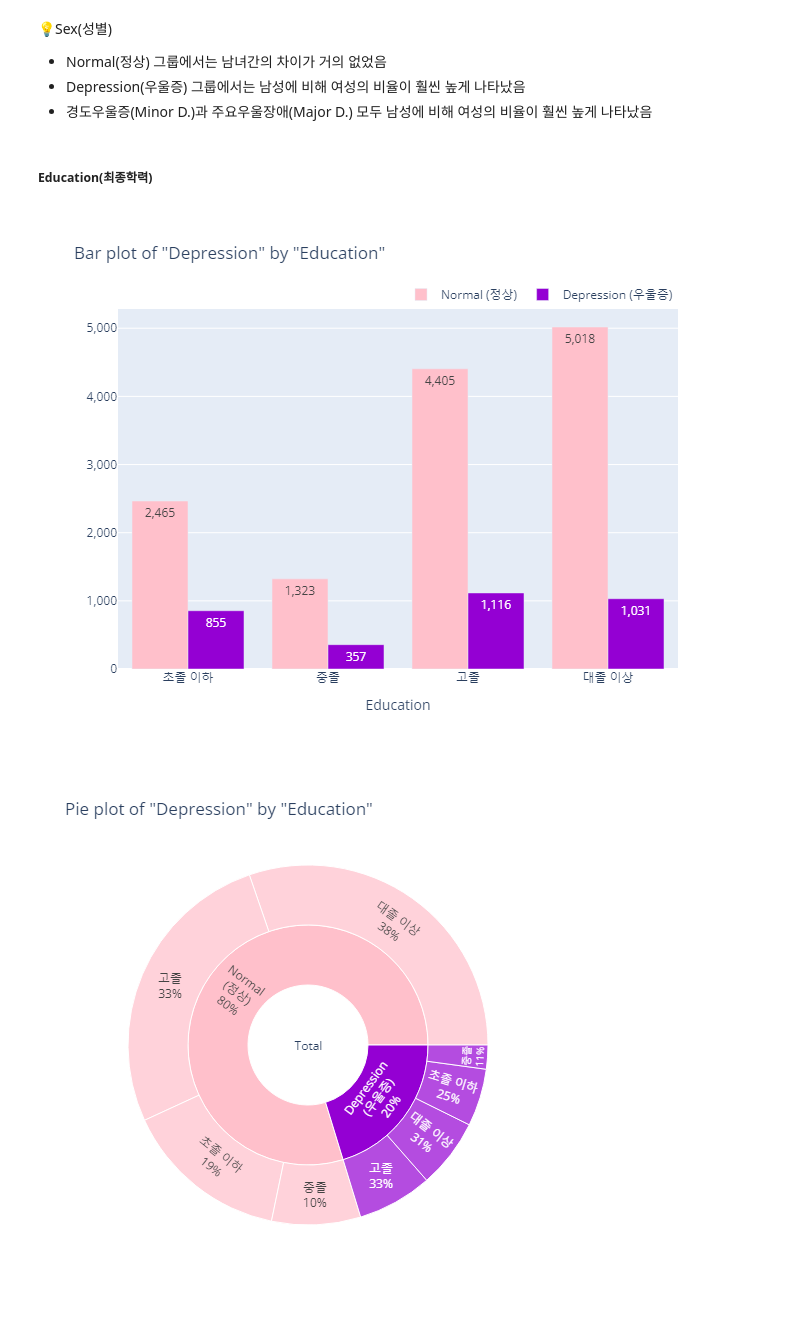
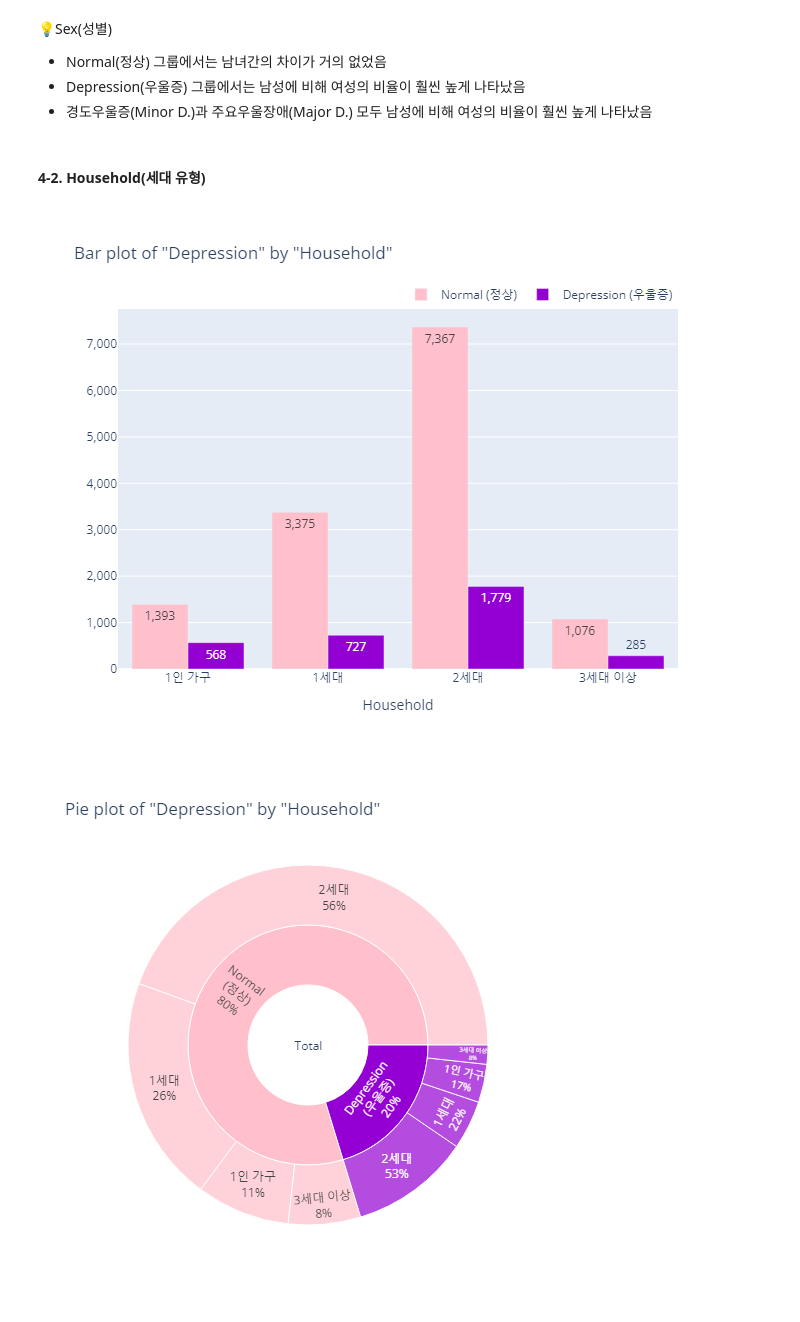
Before and after one commit to kyungjaecheong/Kor-DEEPression, a Jupyter notebook: 2_Modeling/2-2_EDA.ipynb, the cells around one changed output. Cells and saved outputs as stored; diff of their text form; code cells hidden in the pictures.

```diff
--- a/2_Modeling/2-2_EDA.ipynb
+++ b/2_Modeling/2-2_EDA.ipynb
@@ -833,12 +824,12 @@ pie_category(target='MDD', col='sex')
 - Normal(정상) 그룹에서는 남녀간의 차이가 거의 없었음
 - Depression(우울증) 그룹에서는 남성에 비해 여성의 비율이 훨씬 높게 나타났음
 - 경도우울증(Minor D.)과 주요우울장애(Major D.) 모두 남성에 비해 여성의 비율이 훨씬 높게 나타났음
-# %% [markdown]
-##### Education(최종학력)
+# %% [markdown]
+#### 4-2. Household(세대 유형)
 # %%
-education_order = ['초졸 이하', '중졸', '고졸', '대졸 이상']
-bar_category(target='depression', col='education', order_list=education_order)
-pie_category(target='depression', col='education')
+household_order = ['1인 가구', '1세대', '2세대', '3세대 이상']
+bar_category(target='depression', col='household', order_list=household_order)
+pie_category(target='depression', col='household')
 # %% [output]
-[figure, old version]
+[figure, new version]
-[figure, old version]
+[figure, new version]
```
Also changed, not shown: parts of 36 cells of this notebook.
